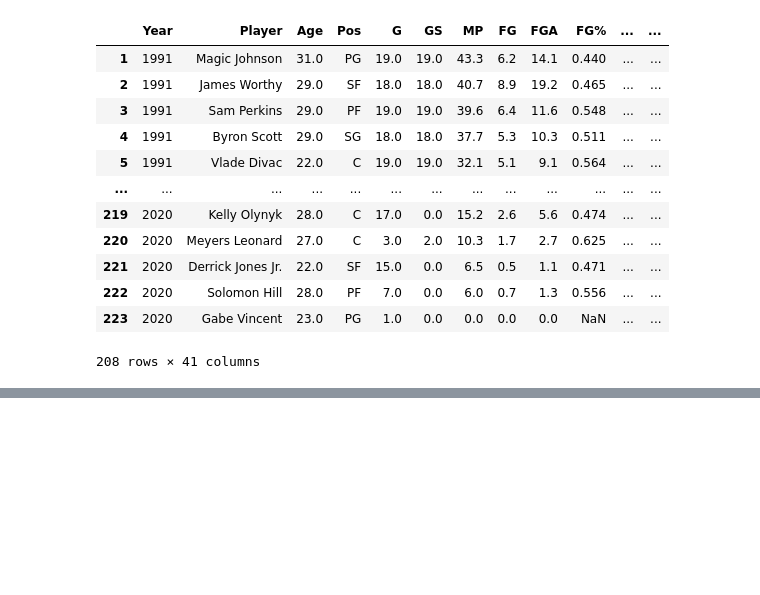
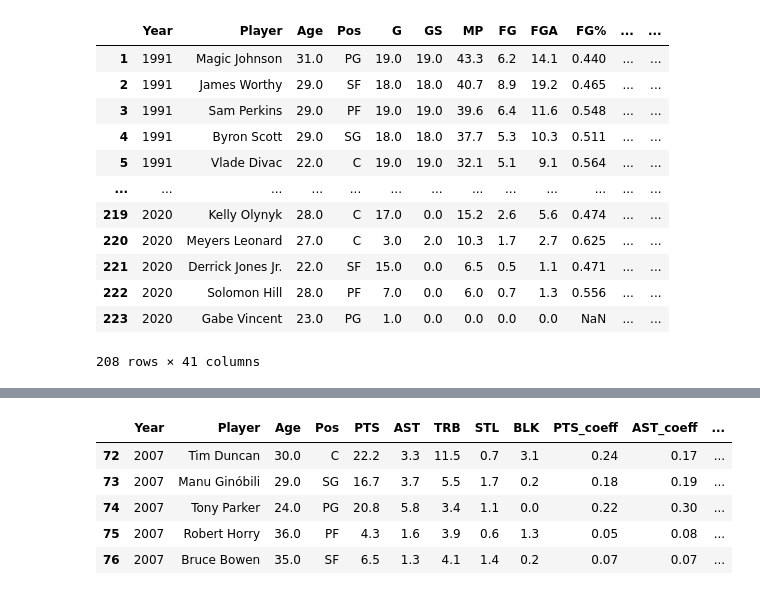
Before and after one commit to gohsoonhao/therealGOAT, a Jupyter notebook: 3b_playoff_team_success.ipynb, the cells around one changed output, grey strips where cells are left out. Cells and saved outputs as stored; diff of their text form; code cells hidden in the pictures; blank space fills up the shorter version.

```diff
--- a/3b_playoff_team_success.ipynb
+++ b/3b_playoff_team_success.ipynb
@@ -295,0 +334,9 @@ finals_jordan_opp
+# %%
+finals_lebron_opp.head()
+# %% [output]
+|  | Year | Player | Age | Pos | PTS | AST | TRB | STL | BLK | PTS_coeff | AST_coeff | ... |
+| 72 | 2007 | Tim Duncan | 30.0 | C | 22.2 | 3.3 | 11.5 | 0.7 | 3.1 | 0.24 | 0.17 | ... |
+| 73 | 2007 | Manu Ginóbili | 29.0 | SG | 16.7 | 3.7 | 5.5 | 1.7 | 0.2 | 0.18 | 0.19 | ... |
+| 74 | 2007 | Tony Parker | 24.0 | PG | 20.8 | 5.8 | 3.4 | 1.1 | 0.0 | 0.22 | 0.30 | ... |
+| 75 | 2007 | Robert Horry | 36.0 | PF | 4.3 | 1.6 | 3.9 | 0.6 | 1.3 | 0.05 | 0.08 | ... |
+| 76 | 2007 | Bruce Bowen | 35.0 | SF | 6.5 | 1.3 | 4.1 | 1.4 | 0.2 | 0.07 | 0.07 | ... |
```
Also changed, not shown: parts of 6 cells of this notebook.
